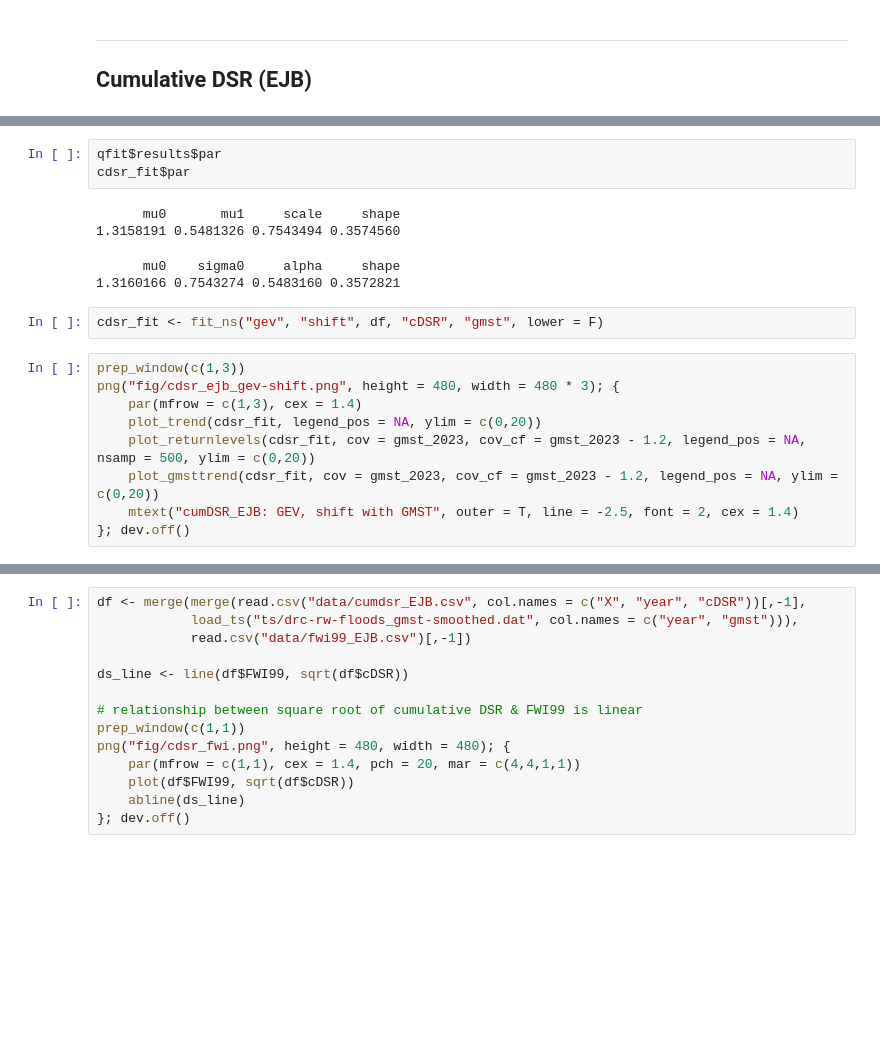
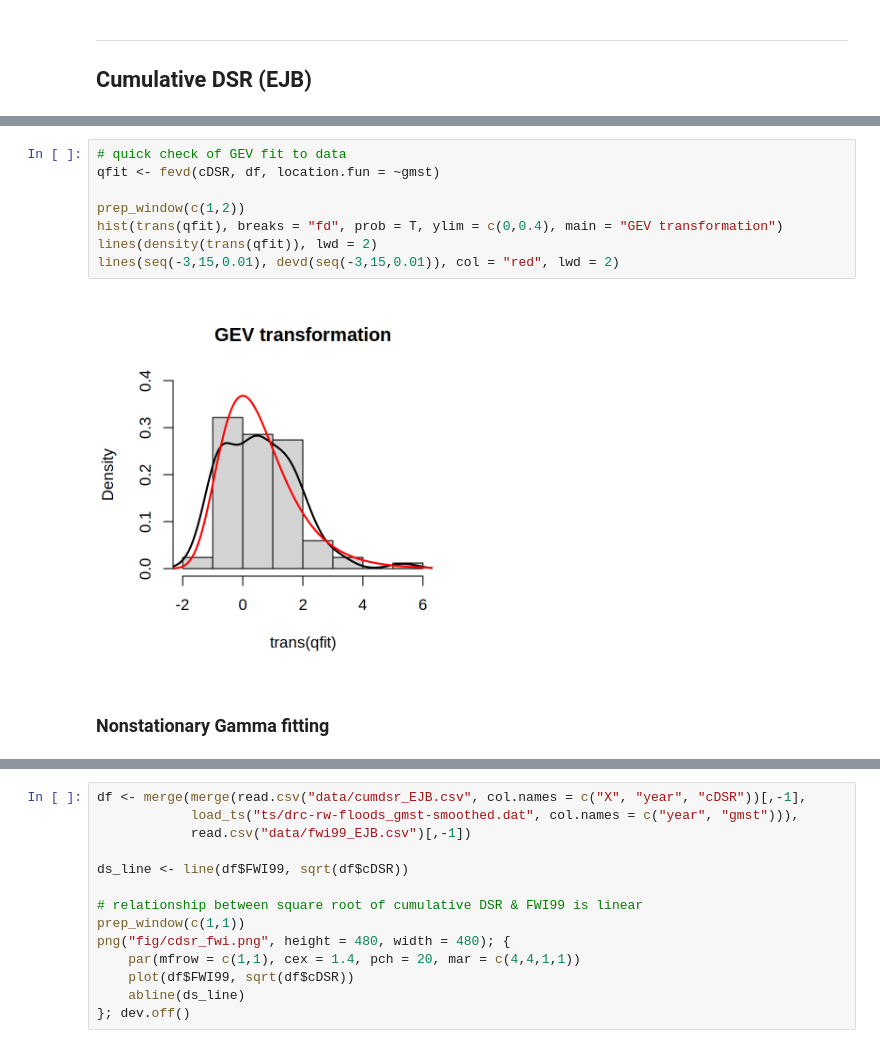
Before and after one commit to clairbarnes/wwa-archive, a Jupyter notebook: 23-05_Canada-wildfires/canada_wildfires_0R_working.ipynb, the cells around one changed output, grey strips where cells are left out. Cells and saved outputs as stored; diff of their text form; blank space fills up the shorter version.

```diff
--- a/23-05_Canada-wildfires/canada_wildfires_0R_working.ipynb
+++ b/23-05_Canada-wildfires/canada_wildfires_0R_working.ipynb
@@ -201,19 +245,12 @@ lines(seq(-3,15,0.01), devd(seq(-3,15,0.01)), col = "blue", lwd = 2)
-# %%
-qfit$results$par
-cdsr_fit$par
-# %% [output]
-      mu0       mu1     scale     shape
-1.3158191 0.5481326 0.7543494 0.3574560
-      mu0    sigma0     alpha     shape
-1.3160166 0.7543274 0.5483160 0.3572821
-# %%
-cdsr_fit <- fit_ns("gev", "shift", df, "cDSR", "gmst", lower = F)
-# %%
-prep_window(c(1,3))
-png("fig/cdsr_ejb_gev-shift.png", height = 480, width = 480 * 3); {
-    par(mfrow = c(1,3), cex = 1.4)
-    plot_trend(cdsr_fit, legend_pos = NA, ylim = c(0,20))
-    plot_returnlevels(cdsr_fit, cov = gmst_2023, cov_cf = gmst_2023 - 1.2, legend_pos = NA, nsamp = 500, ylim = c(0,20))
-    plot_gmsttrend(cdsr_fit, cov = gmst_2023, cov_cf = gmst_2023 - 1.2, legend_pos = NA, ylim = c(0,20))
-    mtext("cumDSR_EJB: GEV, shift with GMST", outer = T, line = -2.5, font = 2, cex = 1.4)
-}; dev.off()
+# %%
+# quick check of GEV fit to data
+qfit <- fevd(cDSR, df, location.fun = ~gmst)
+
+prep_window(c(1,2))
+hist(trans(qfit), breaks = "fd", prob = T, ylim = c(0,0.4), main = "GEV transformation")
+lines(density(trans(qfit)), lwd = 2)
+lines(seq(-3,15,0.01), devd(seq(-3,15,0.01)), col = "red", lwd = 2)
+# %% [output]
+[figure, added]
+# %% [markdown]
+### **Nonstationary Gamma fitting**
```
Also changed, not shown: parts of 47 cells of this notebook, 1 other file.
